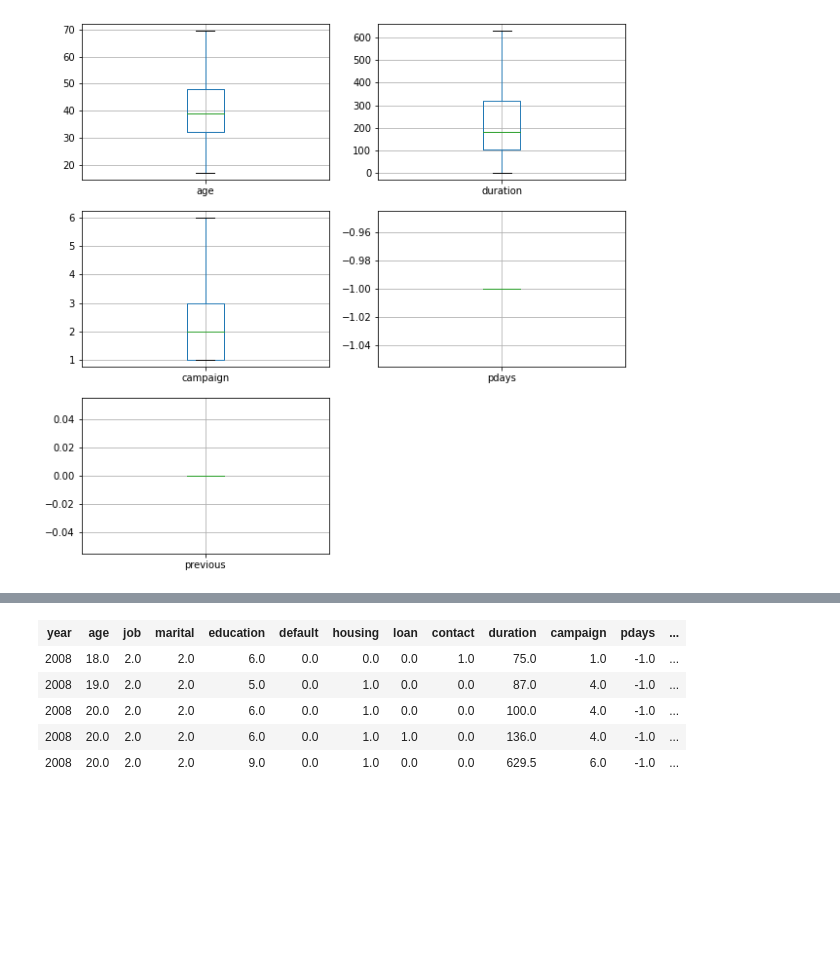
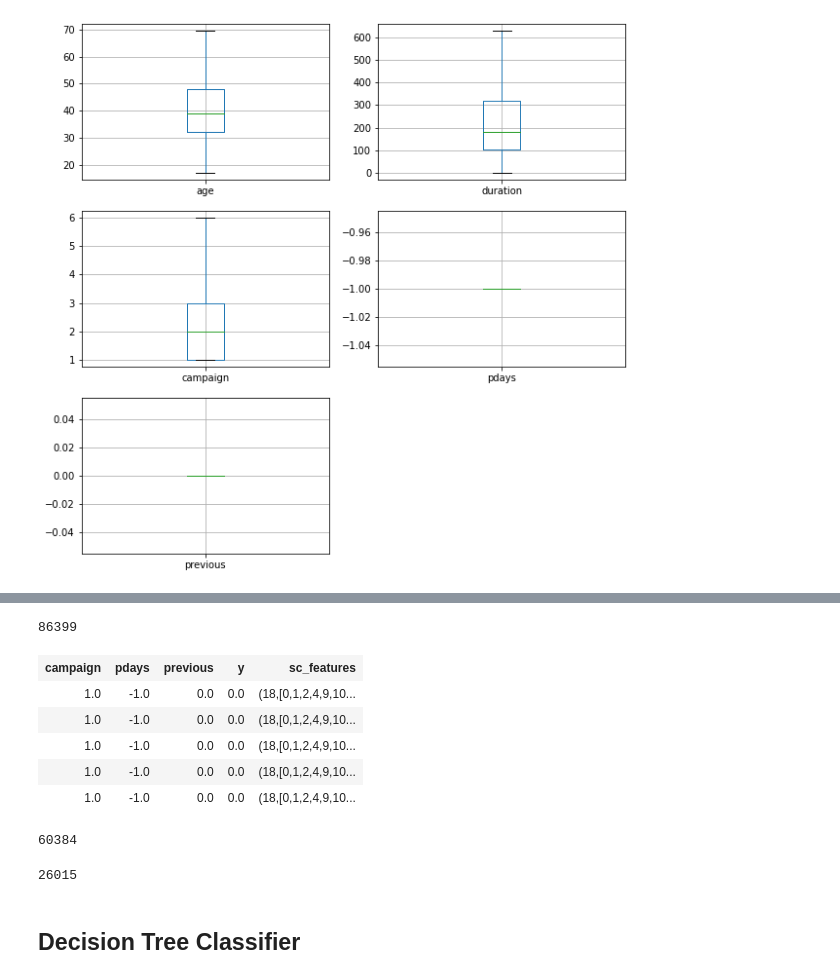
Before and after one commit to Mandarhp77/Bank_Telemarketing_Campaign, a Jupyter notebook: spark_ml/Spark_Bank_Campaign.ipynb, the cells around one changed output, grey strips where cells are left out. Cells and saved outputs as stored; diff of their text form; code cells hidden in the pictures; blank space fills up the shorter version.

```diff
--- a/spark_ml/Spark_Bank_Campaign.ipynb
+++ b/spark_ml/Spark_Bank_Campaign.ipynb
@@ -415 +489,7 @@ for column in cat_col:
+# %%
+# calculate the mode of non-null values and replaced in columns
+from pyspark.sql.functions import desc
+for column in cat_col:
+    mode = bank_data.groupBy(column).agg(count("*").alias("count")).orderBy(desc("count")).select(column).first()[0]
+    bank_data = bank_data.fillna({column: mode})
 # %%
@@ -689 +801,3 @@ root
+# %%
+bank = bank_data
 # %%
@@ -751,0 +817,29 @@ banks = banks.drop("emp_var_rate","_c0")
+# %%
+#Min_max scaling to the selected columns
+from pyspark.ml.feature import MinMaxScaler
+from pyspark.ml.feature import VectorAssembler
+
+
+numerical_cols = ['year', 'age', 'job', 'marital', 'education', 'default', 'housing', 'loan', 'contact', 'duration',
+                  'emp_var_rate', 'cons_price_idx', 'cons_conf_idx', 'euribor_3m',
+                  'nr_employed', 'Q2', 'Q3', 'Q4']
+
+#numerical_cols = ['year', 'age', 'job', 'marital', 'education', 'default', 'housing', 'loan', 'duration',
+                   #'cons_price_idx', 'Q4']
+
+
+# Create a vector assembler to combine the numerical columns into a single vector
+assembler = VectorAssembler(inputCols=numerical_cols, outputCol="numerical_features")
+
+# Transform the DataFrame to create the numerical features vector
+bank = assembler.transform(bank)
+
+# Apply MinMaxScaler to the numerical features vector
+scaler = MinMaxScaler(inputCol="numerical_features", outputCol="scaled_numerical_features")
+scaler_model = scaler.fit(bank)
+df = scaler_model.transform(bank)
+
+df = df.drop("numerical_features")
+
+# Drop the original numerical columns and keep only the scaled numerical features
+bank = df.drop(*numerical_cols).withColumnRenamed("scaled_numerical_features", "sc_features")
@@ -751,0 +855,2 @@ banks = banks.drop("emp_var_rate","_c0")
+# %%
+banks = bank
@@ -796,10 +900,24 @@ bank_transform = assembler.transform(banks)
+# %%
+banks.count()
+# %% [output]
+86399
 # %%
-train_data, test_data = bank_transform.randomSplit([0.80, 0.20], seed = 0)
+train_data, test_data = banks.randomSplit([0.70, 0.30], seed = 14)
 display(train_data.limit(5))
 # %% [output]
-| year | age | job | marital | education | default | housing | loan | contact | duration | campaign | pdays | ... |
-| 2008 | 18.0 | 2.0 | 2.0 | 6.0 | 0.0 | 0.0 | 0.0 | 1.0 | 75.0 | 1.0 | -1.0 | ... |
-| 2008 | 19.0 | 2.0 | 2.0 | 5.0 | 0.0 | 1.0 | 0.0 | 0.0 | 87.0 | 4.0 | -1.0 | ... |
-| 2008 | 20.0 | 2.0 | 2.0 | 6.0 | 0.0 | 1.0 | 0.0 | 0.0 | 100.0 | 4.0 | -1.0 | ... |
-| 2008 | 20.0 | 2.0 | 2.0 | 6.0 | 0.0 | 1.0 | 1.0 | 0.0 | 136.0 | 4.0 | -1.0 | ... |
-| 2008 | 20.0 | 2.0 | 2.0 | 9.0 | 0.0 | 1.0 | 0.0 | 0.0 | 629.5 | 6.0 | -1.0 | ... |
+| campaign | pdays | previous | y | sc_features |
+| 1.0 | -1.0 | 0.0 | 0.0 | (18,[0,1,2,4,9,10... |
+| 1.0 | -1.0 | 0.0 | 0.0 | (18,[0,1,2,4,9,10... |
+| 1.0 | -1.0 | 0.0 | 0.0 | (18,[0,1,2,4,9,10... |
+| 1.0 | -1.0 | 0.0 | 0.0 | (18,[0,1,2,4,9,10... |
+| 1.0 | -1.0 | 0.0 | 0.0 | (18,[0,1,2,4,9,10... |
+# %%
+train_data.count()
+# %% [output]
+60384
+# %%
+test_data.count()
+# %% [output]
+26015
+# %% [markdown]
+## Decision Tree Classifier
```
Also changed, not shown: parts of 115 cells of this notebook.
